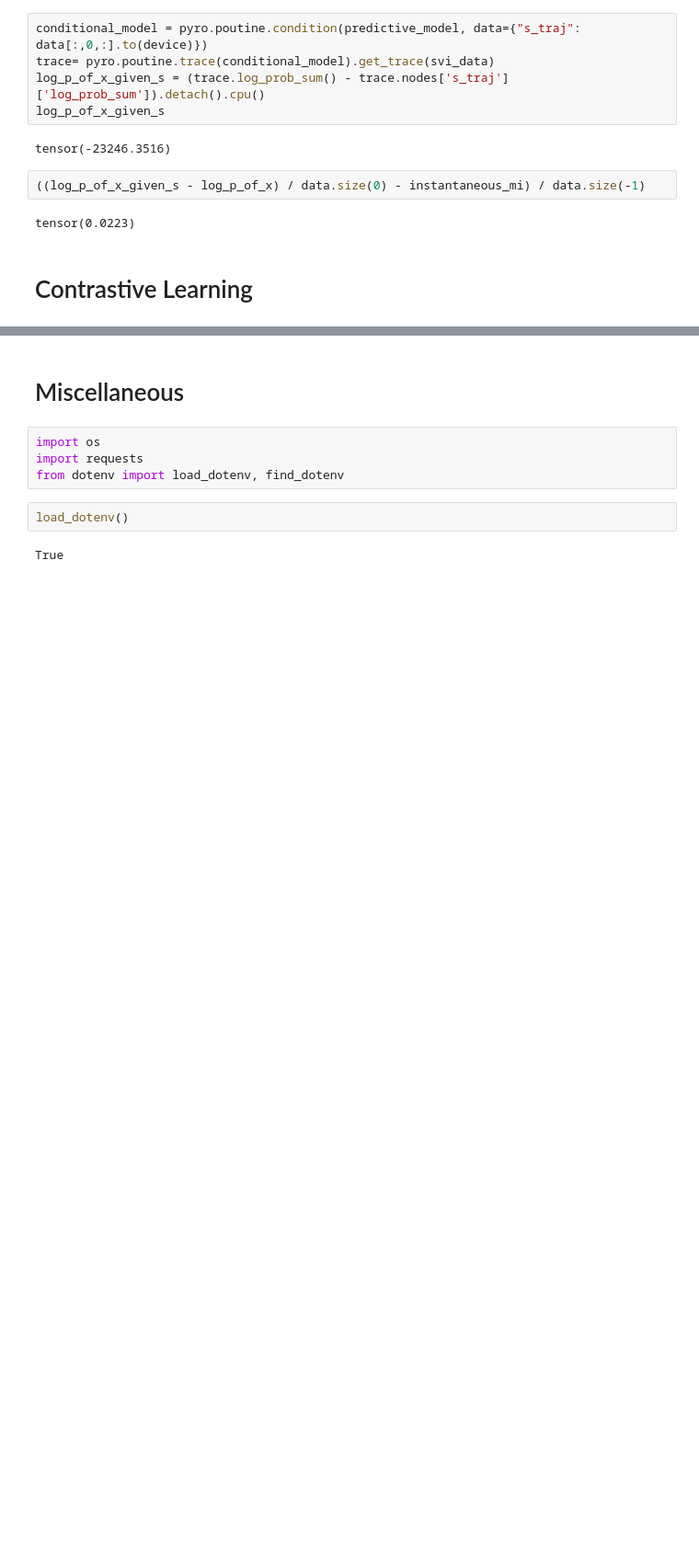
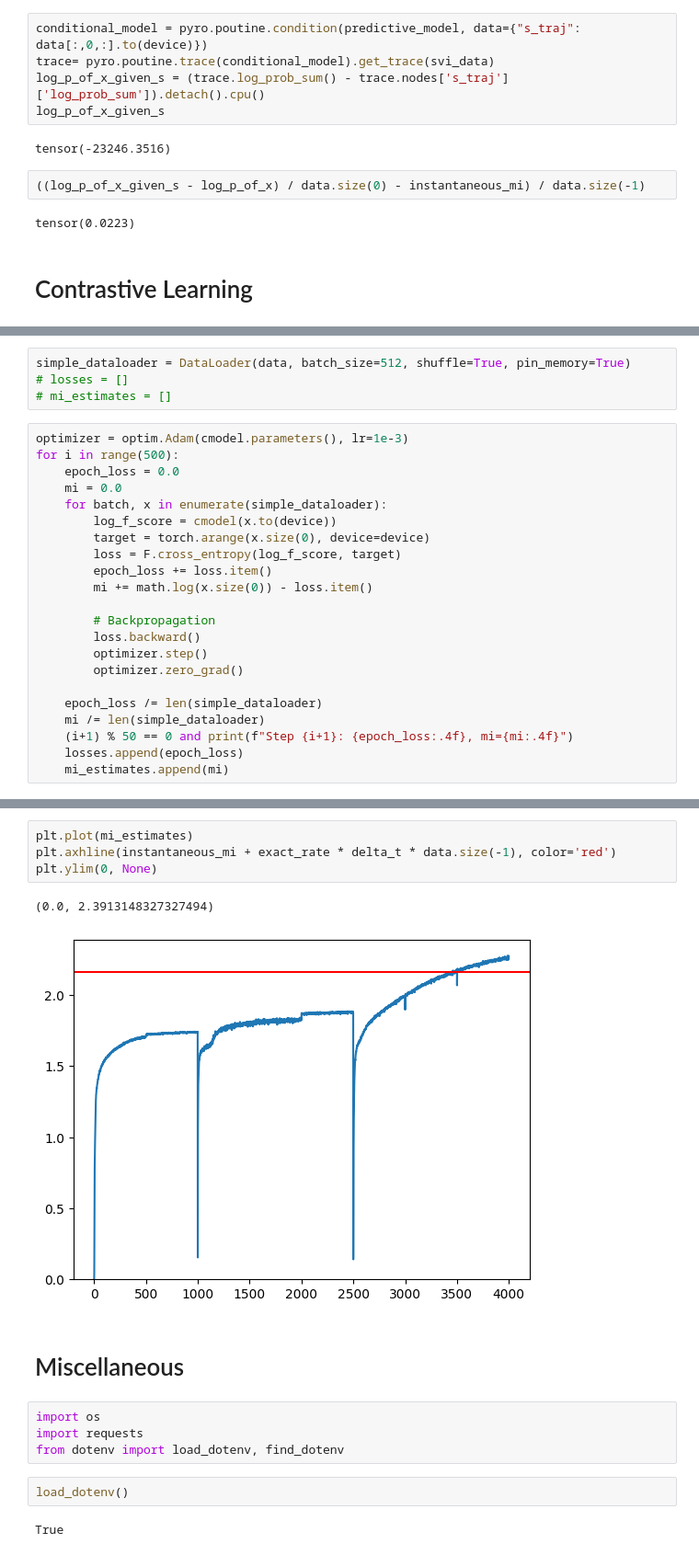
Before and after one commit to manuel-rhdt/ml-pws, a Jupyter notebook: notebooks/01_condtional-lstm.ipynb, the cells around one changed output, grey strips where cells are left out. Shown at 92% size. Cells and saved outputs as stored; diff of their text form; blank space fills up the shorter version.

```diff
--- a/notebooks/01_condtional-lstm.ipynb
+++ b/notebooks/01_condtional-lstm.ipynb
@@ -757,0 +808,26 @@ tensor(0.0223)
+# %%
+simple_dataloader = DataLoader(data, batch_size=512, shuffle=True, pin_memory=True)
+# losses = []
+# mi_estimates = []
+# %%
+optimizer = optim.Adam(cmodel.parameters(), lr=1e-3)
+for i in range(500):
+    epoch_loss = 0.0
+    mi = 0.0
+    for batch, x in enumerate(simple_dataloader):
+        log_f_score = cmodel(x.to(device))
+        target = torch.arange(x.size(0), device=device)
+        loss = F.cross_entropy(log_f_score, target)
+        epoch_loss += loss.item()
+        mi += math.log(x.size(0)) - loss.item()
+
+        # Backpropagation
+        loss.backward()
+        optimizer.step()
+        optimizer.zero_grad()
+
+    epoch_loss /= len(simple_dataloader)
+    mi /= len(simple_dataloader)
+    (i+1) % 50 == 0 and print(f"Step {i+1}: {epoch_loss:.4f}, mi={mi:.4f}")
+    losses.append(epoch_loss)
+    mi_estimates.append(mi)
@@ -758,3 +845,10 @@ tensor(0.0223)
+# %%
+plt.plot(mi_estimates)
+plt.axhline(instantaneous_mi + exact_rate * delta_t * data.size(-1), color='red')
+plt.ylim(0, None)
+# %% [output]
+(0.0, 2.3913148327327494)
+[figure, added]
 # %% [markdown]
 # Miscellaneous
 # %%
```
Also changed, not shown: parts of 11 cells of this notebook.
